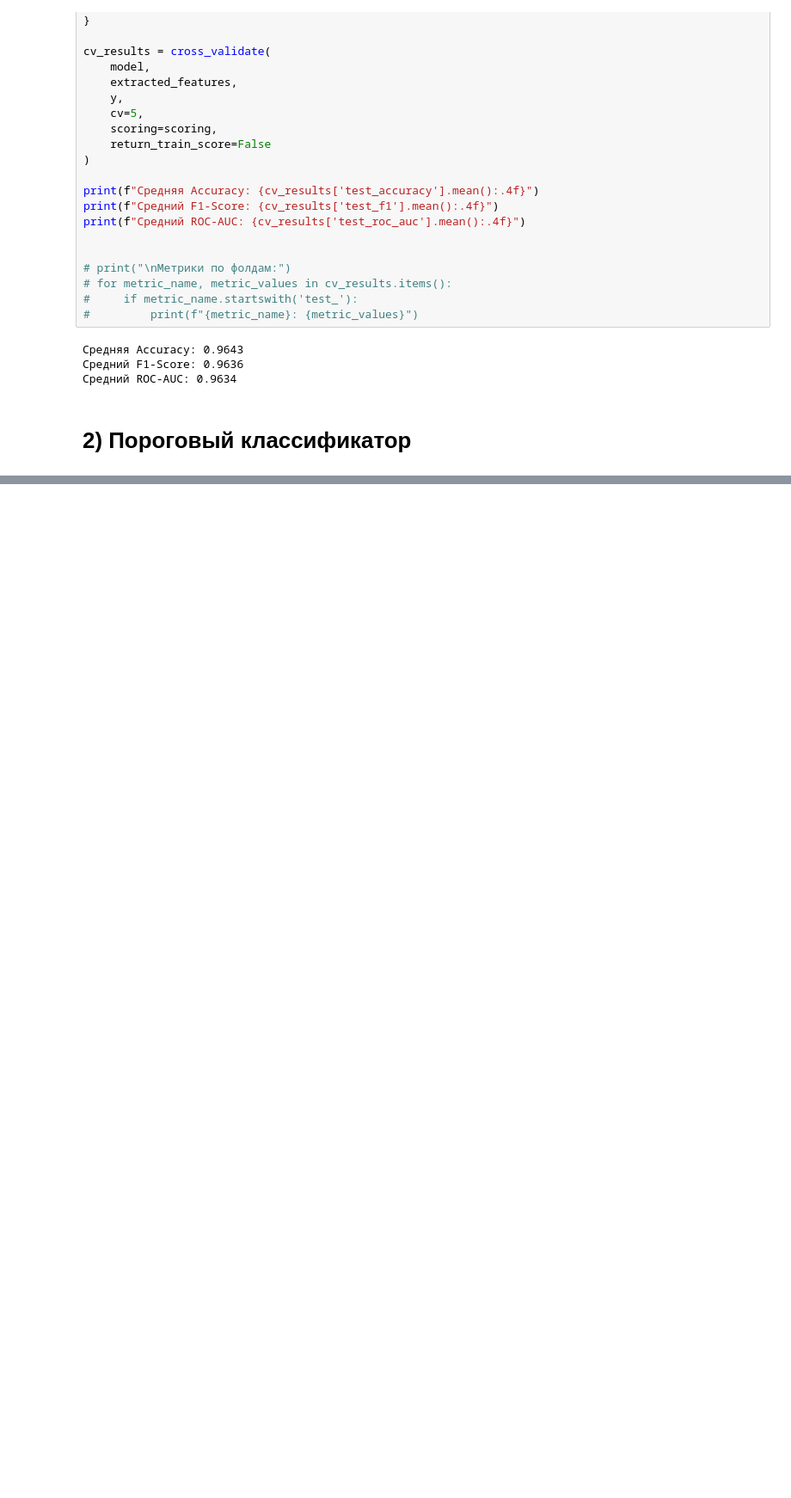
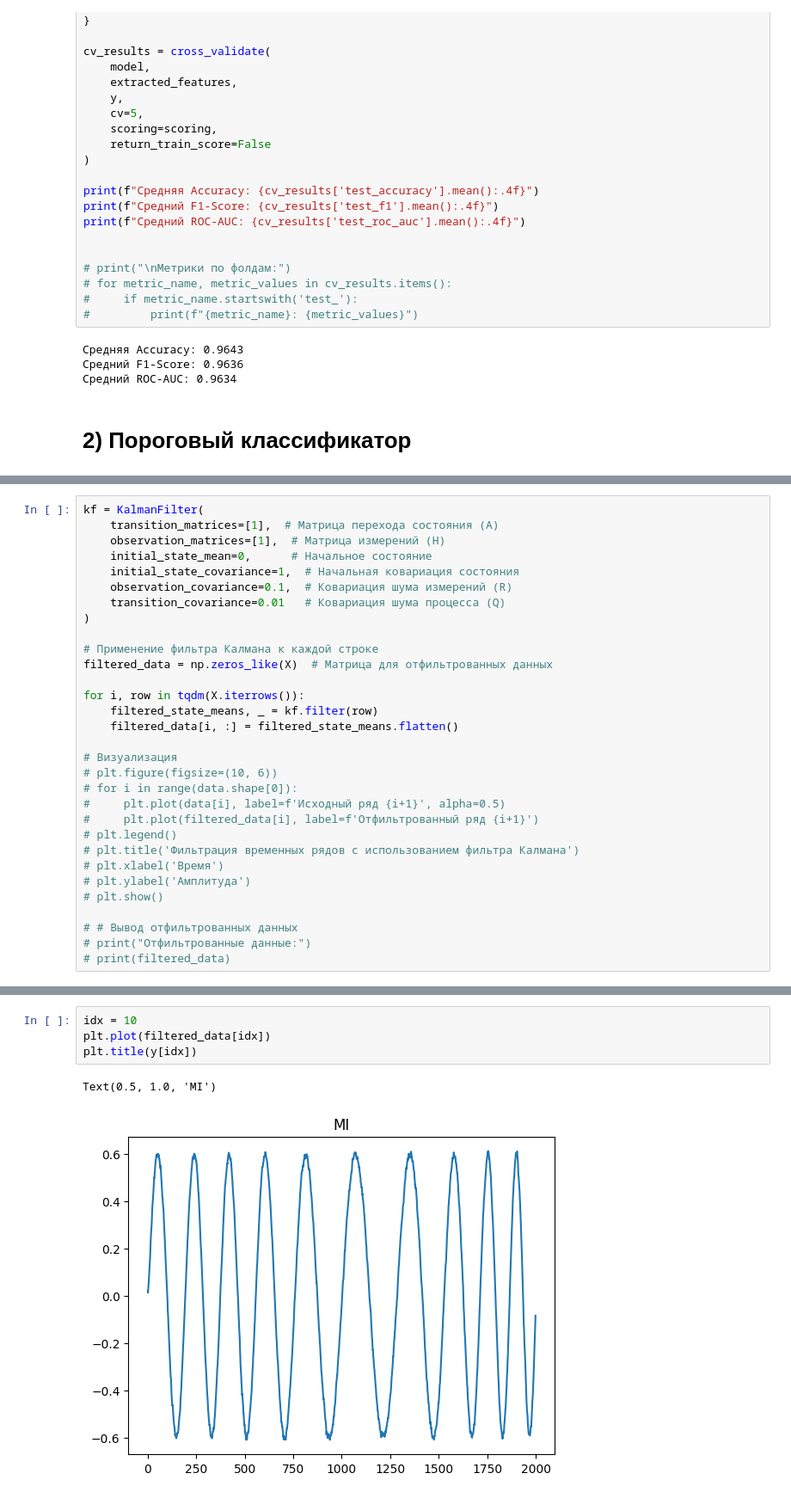
Before and after one commit to a13xbb/ml-tools-labs, a Jupyter notebook: lab4/main.ipynb, the cells around one changed output, grey strips where cells are left out. Shown: that part at 86% size. Cells and saved outputs as stored; diff of their text form; blank space fills up the shorter version.

```diff
--- a/lab4/main.ipynb
+++ b/lab4/main.ipynb
@@ -225,0 +230,31 @@ print(f"Средний ROC-AUC: {cv_results['test_roc_auc'].mean():.4f}")
+# %%
+kf = KalmanFilter(
+    transition_matrices=[1],  # Матрица перехода состояния (A)
+    observation_matrices=[1],  # Матрица измерений (H)
+    initial_state_mean=0,      # Начальное состояние
+    initial_state_covariance=1,  # Начальная ковариация состояния
+    observation_covariance=0.1,  # Ковариация шума измерений (R)
+    transition_covariance=0.01   # Ковариация шума процесса (Q)
+)
+
+# Применение фильтра Калмана к каждой строке
+filtered_data = np.zeros_like(X)  # Матрица для отфильтрованных данных
+
+for i, row in tqdm(X.iterrows()):
+    filtered_state_means, _ = kf.filter(row)
+    filtered_data[i, :] = filtered_state_means.flatten()
+
+# Визуализация
+# plt.figure(figsize=(10, 6))
+# for i in range(data.shape[0]):
+#     plt.plot(data[i], label=f'Исходный ряд {i+1}', alpha=0.5)
+#     plt.plot(filtered_data[i], label=f'Отфильтрованный ряд {i+1}')
+# plt.legend()
+# plt.title('Фильтрация временных рядов с использованием фильтра Калмана')
+# plt.xlabel('Время')
+# plt.ylabel('Амплитуда')
+# plt.show()
+
+# # Вывод отфильтрованных данных
+# print("Отфильтрованные данные:")
+# print(filtered_data)
@@ -225,0 +269,7 @@ print(f"Средний ROC-AUC: {cv_results['test_roc_auc'].mean():.4f}")
+# %%
+idx = 10
+plt.plot(filtered_data[idx])
+plt.title(y[idx])
+# %% [output]
+Text(0.5, 1.0, 'MI')
+[figure, added]
```
Also changed, not shown: parts of 3 cells of this notebook.
